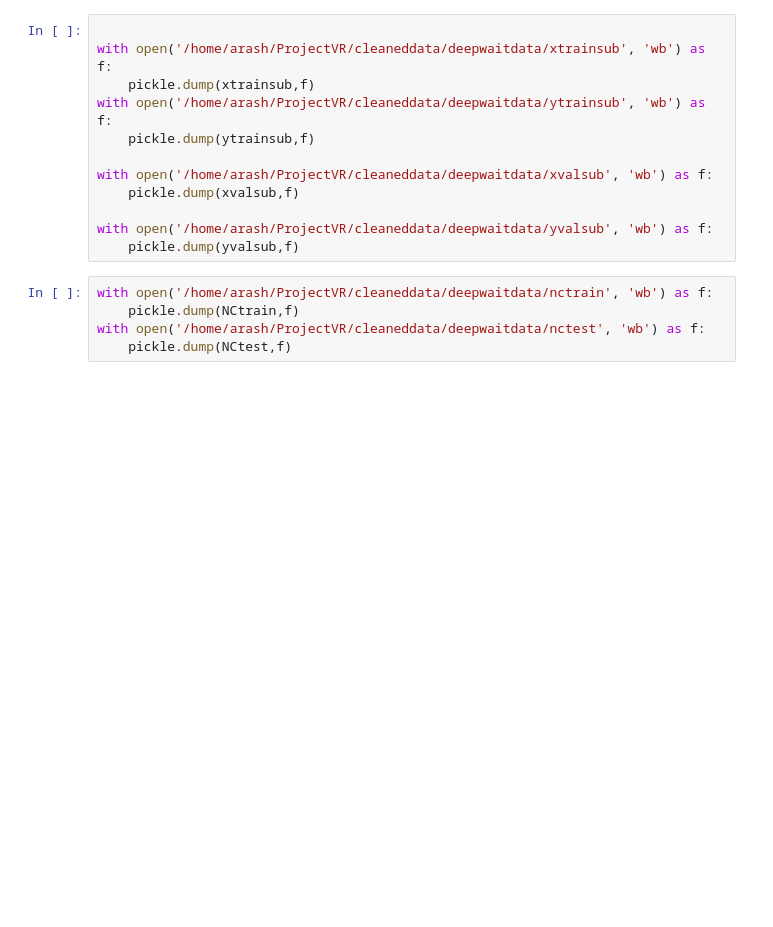
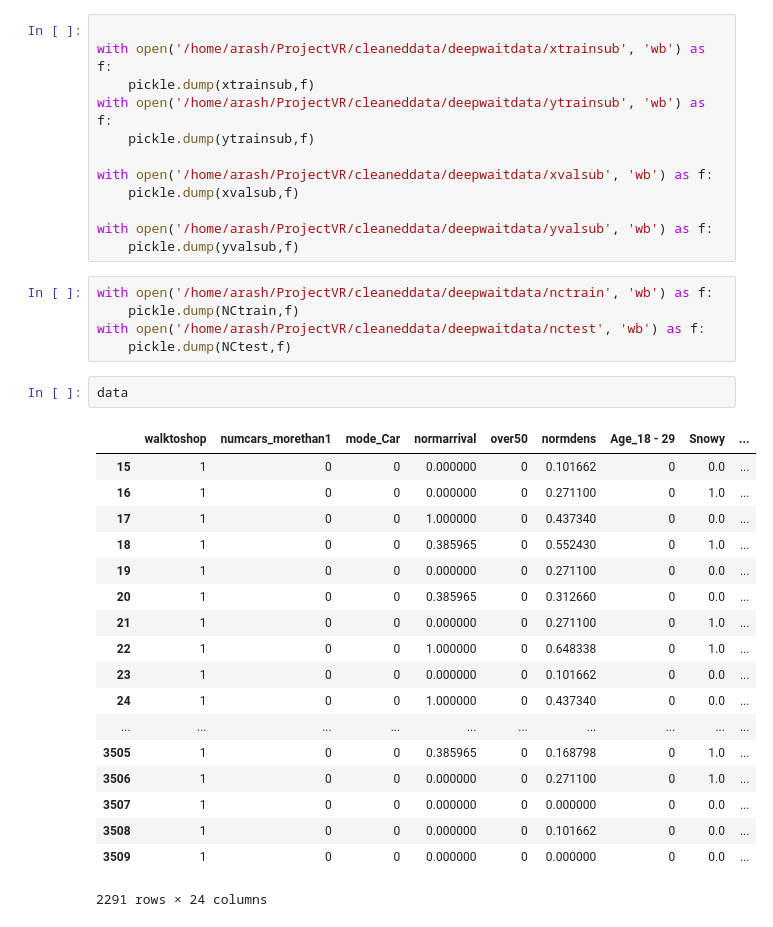
Before and after one commit to arashk1990/ProjectVR, a Jupyter notebook: preprocess/deepwaitpreprocess.ipynb, the cells around one changed output. Drawn from its saved outputs; the diff is of its cells as text; blank space fills up the shorter version.

```diff
--- a/preprocess/deepwaitpreprocess.ipynb
+++ b/preprocess/deepwaitpreprocess.ipynb
@@ -272,3 +272,24 @@ with open('/home/arash/ProjectVR/cleaneddata/deepwaitdata/nctrain', 'wb') as f:
     pickle.dump(NCtrain,f)
 with open('/home/arash/ProjectVR/cleaneddata/deepwaitdata/nctest', 'wb') as f:
     pickle.dump(NCtest,f)
+# %%
+data
+# %% [output]
+|  | walktoshop | numcars_morethan1 | mode_Car | normarrival | over50 | normdens | Age_18 - 29 | Snowy | ... |
+| 15 | 1 | 0 | 0 | 0.000000 | 0 | 0.101662 | 0 | 0.0 | ... |
+| 16 | 1 | 0 | 0 | 0.000000 | 0 | 0.271100 | 0 | 1.0 | ... |
+| 17 | 1 | 0 | 0 | 1.000000 | 0 | 0.437340 | 0 | 0.0 | ... |
+| 18 | 1 | 0 | 0 | 0.385965 | 0 | 0.552430 | 0 | 1.0 | ... |
+| 19 | 1 | 0 | 0 | 0.000000 | 0 | 0.271100 | 0 | 0.0 | ... |
+| 20 | 1 | 0 | 0 | 0.385965 | 0 | 0.312660 | 0 | 0.0 | ... |
+| 21 | 1 | 0 | 0 | 0.000000 | 0 | 0.271100 | 0 | 1.0 | ... |
+| 22 | 1 | 0 | 0 | 1.000000 | 0 | 0.648338 | 0 | 1.0 | ... |
+| 23 | 1 | 0 | 0 | 0.000000 | 0 | 0.101662 | 0 | 0.0 | ... |
+| 24 | 1 | 0 | 0 | 1.000000 | 0 | 0.437340 | 0 | 0.0 | ... |
+| ... | ... | ... | ... | ... | ... | ... | ... | ... | ... |
+| 3505 | 1 | 0 | 0 | 0.385965 | 0 | 0.168798 | 0 | 1.0 | ... |
+| 3506 | 1 | 0 | 0 | 0.000000 | 0 | 0.271100 | 0 | 1.0 | ... |
+| 3507 | 1 | 0 | 0 | 0.000000 | 0 | 0.000000 | 0 | 0.0 | ... |
+| 3508 | 1 | 0 | 0 | 0.000000 | 0 | 0.101662 | 0 | 0.0 | ... |
+| 3509 | 1 | 0 | 0 | 0.000000 | 0 | 0.000000 | 0 | 0.0 | ... |
+2291 rows × 24 columns
```
